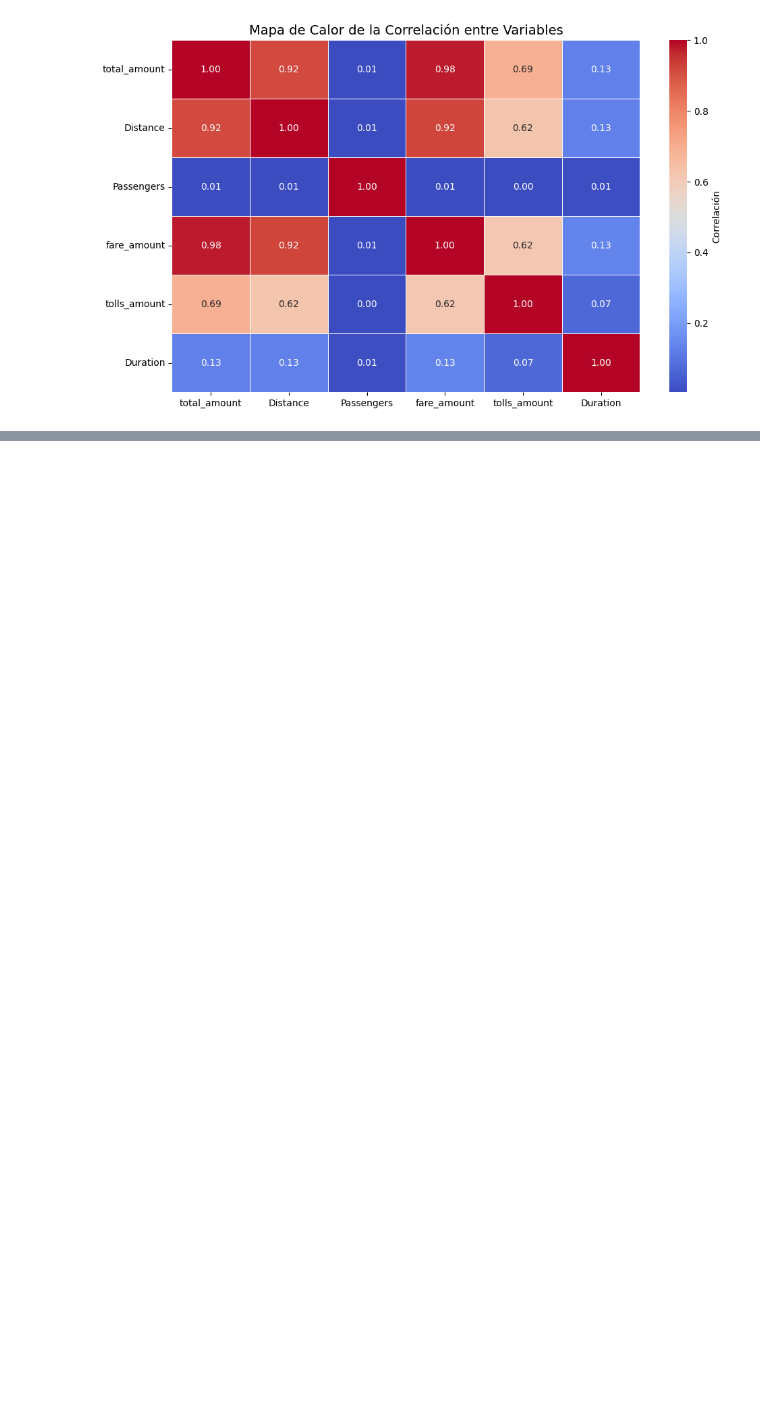
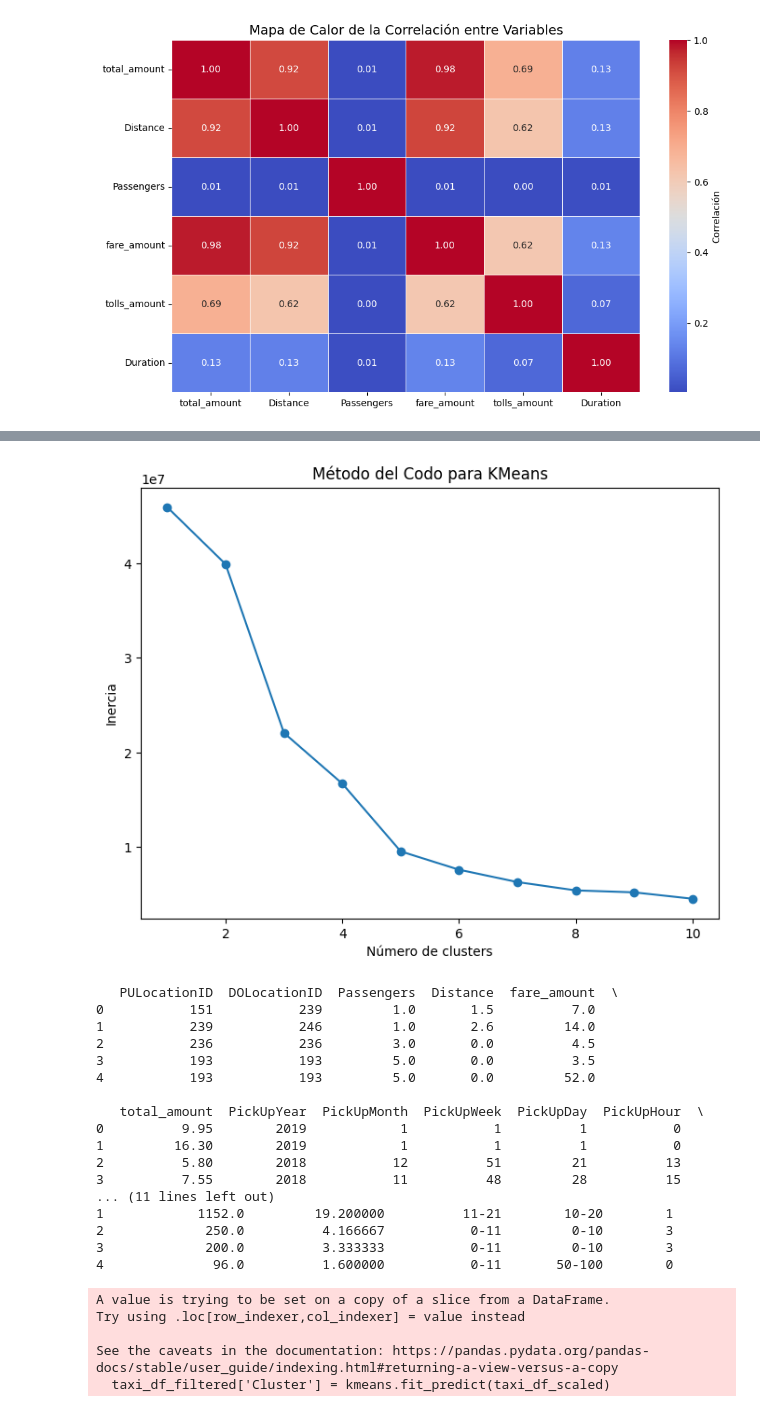
Before and after one commit to yeisondelatorre/ML_trabajofinal, a Jupyter notebook: _sources/notebooks.ipynb, the cells around one changed output, grey strips where cells are left out. Cells and saved outputs as stored; diff of their text form; code cells hidden in the pictures; blank space fills up the shorter version.

Commit message:
Update documentation

```diff
--- a/_sources/notebooks.ipynb
+++ b/_sources/notebooks.ipynb
@@ -727,0 +759,61 @@ plt.show()
+# %%
+from sklearn.cluster import KMeans
+from sklearn.preprocessing import StandardScaler
+import matplotlib.pyplot as plt
+
+# Seleccionar solo las columnas numéricas que mencionaste
+columns_to_use = ['Passengers', 'Distance', 'fare_amount', 'total_amount', 'tolls_amount', 'Duration_seconds']
+taxi_df_filtered_numeric = taxi_df_filtered[columns_to_use]
+
+# Estandarizar los datos numéricos
+scaler = StandardScaler()
+taxi_df_scaled = scaler.fit_transform(taxi_df_filtered_numeric)
+
+# Método del codo para encontrar el número óptimo de clusters
+inertia = []
+range_clusters = range(1, 11)  # Probar con 1 a 10 clusters
+
+for k in range_clusters:
+    kmeans = KMeans(n_clusters=k, random_state=42)
+    kmeans.fit(taxi_df_scaled)
+    inertia.append(kmeans.inertia_)
+
+# Graficar el método del codo
+plt.figure(figsize=(8, 6))
+plt.plot(range_clusters, inertia, marker='o')
+plt.title('Método del Codo para KMeans')
+plt.xlabel('Número de clusters')
+plt.ylabel('Inercia')
+plt.show()
+
+# Aplicar KMeans con el número óptimo de clusters (por ejemplo, 4 clusters)
+optimal_k = 4  # Cambiar según el análisis del codo
+kmeans = KMeans(n_clusters=optimal_k, random_state=42)
+taxi_df_filtered['Cluster'] = kmeans.fit_predict(taxi_df_scaled)
+
+# Ver las primeras filas con el cluster asignado
+print(taxi_df_filtered.head())
+# %% [output]
+[figure, added]
+   PULocationID  DOLocationID  Passengers  Distance  fare_amount  \
+0           151           239         1.0       1.5          7.0
+1           239           246         1.0       2.6         14.0
+2           236           236         3.0       0.0          4.5
+3           193           193         5.0       0.0          3.5
+4           193           193         5.0       0.0         52.0
+
+   total_amount  PickUpYear  PickUpMonth  PickUpWeek  PickUpDay  PickUpHour  \
+0          9.95        2019            1           1          1           0
+1         16.30        2019            1           1          1           0
+2          5.80        2018           12          51         21          13
+3          7.55        2018           11          48         28          15
+... (11 lines left out)
+1            1152.0         19.200000          11-21        10-20        1
+2             250.0          4.166667           0-11         0-10        3
+3             200.0          3.333333           0-11         0-10        3
+4              96.0          1.600000           0-11       50-100        0
+A value is trying to be set on a copy of a slice from a DataFrame.
+Try using .loc[row_indexer,col_indexer] = value instead
+
+See the caveats in the documentation: https://pandas.pydata.org/pandas-docs/stable/user_guide/indexing.html#returning-a-view-versus-a-copy
+  taxi_df_filtered['Cluster'] = kmeans.fit_predict(taxi_df_scaled)
```
Also changed, not shown: parts of 18 cells of this notebook, 12 other files.
